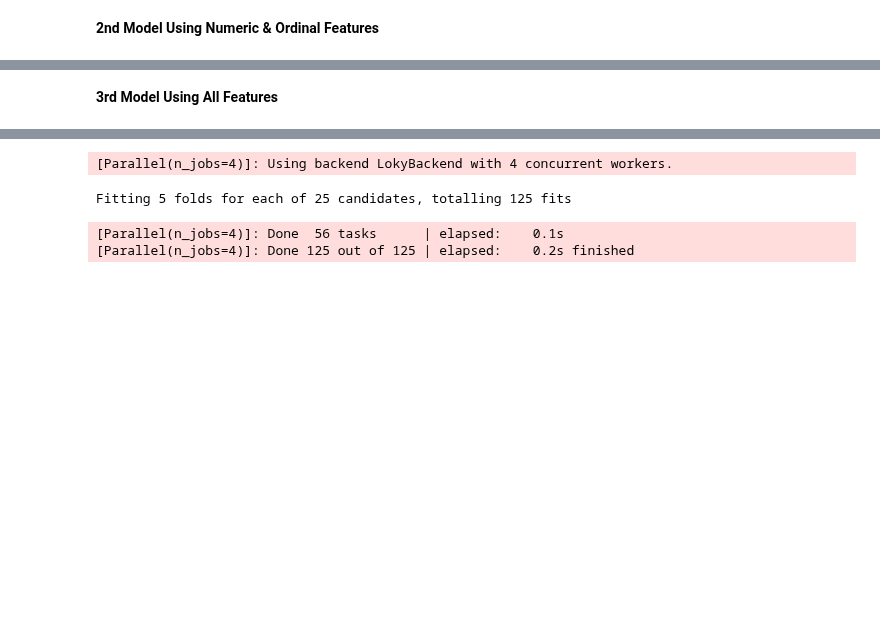
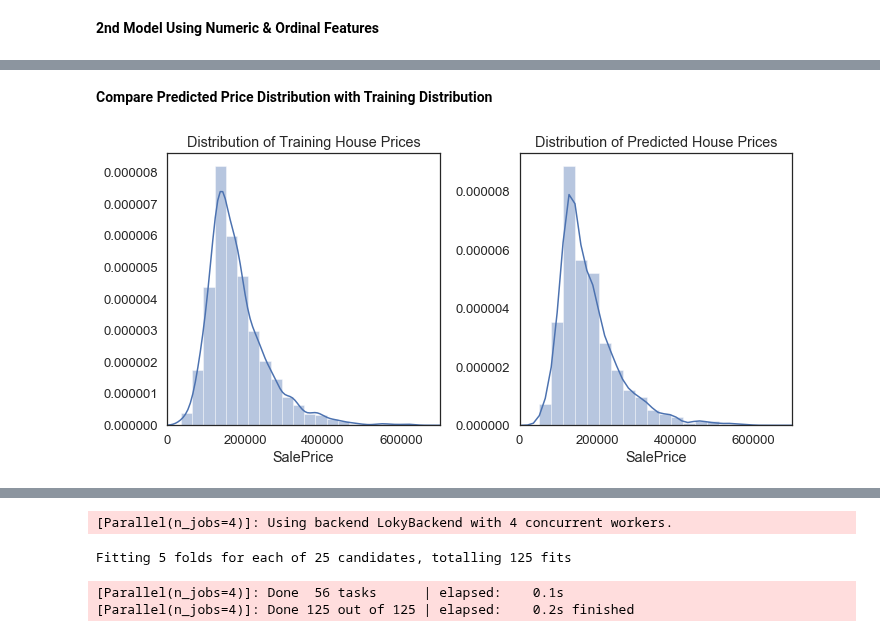
Before and after one commit to amypeniston/kaggle-competitions, a Jupyter notebook: house-prices/2_Data_Prep_Modeling.ipynb, the cells around one changed output, grey strips where cells are left out. Saved outputs shown, nothing was run; the diff lists cells and outputs as text; code cells hidden in the pictures; blank space fills up the shorter version.

```diff
--- a/house-prices/2_Data_Prep_Modeling.ipynb
+++ b/house-prices/2_Data_Prep_Modeling.ipynb
@@ -530,2 +545,0 @@ output.sort_values(by="SalePrice", ascending=False).head()
-# %% [markdown]
-**3rd Model Using All Features**
@@ -539,0 +546,17 @@ test = test.drop(columns=cols_to_drop)
+# %% [markdown]
+**Compare Predicted Price Distribution with Training Distribution**
+# %%
+fig, ax = plt.subplots(1, 2, figsize=(10, 5))
+
+sns.distplot(train_["SalePrice"], bins=25, ax=ax[0])
+ax[0].set_title("Distribution of Training House Prices")
+ax[0].set_xlim([0,700000])
+
+sns.distplot(output["SalePrice"], bins=60, ax=ax[1])
+ax[1].set_title("Distribution of Predicted House Prices")
+ax[1].set_xlim([0,700000])
+
+plt.tight_layout()
+plt.show()
+# %% [output]
+[figure, added]
```
Also changed, not shown: parts of 25 cells of this notebook.
